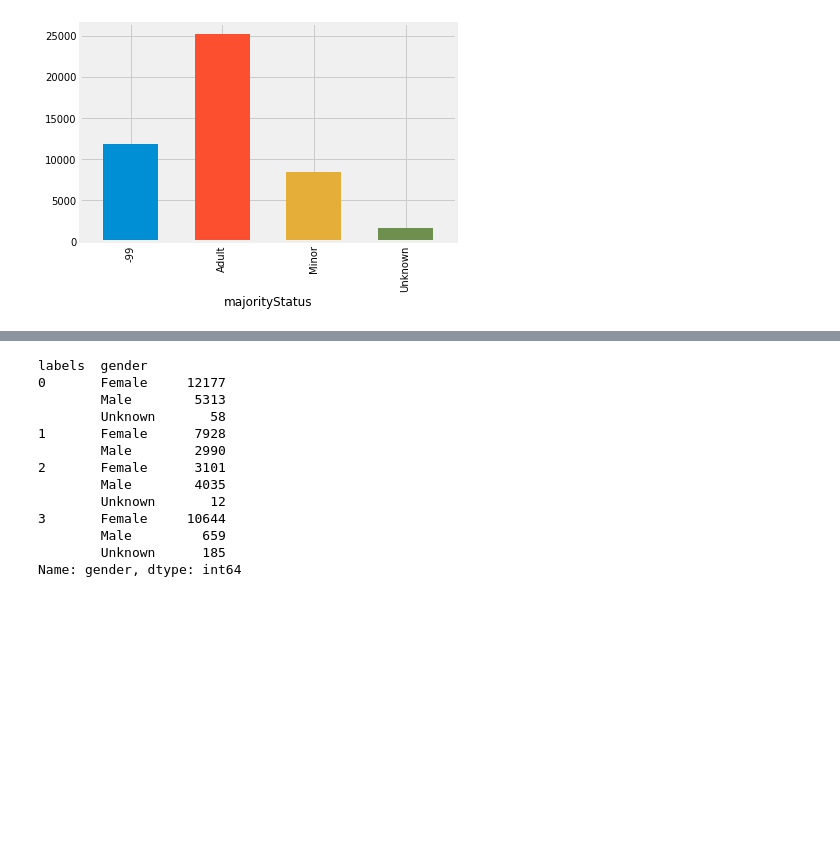
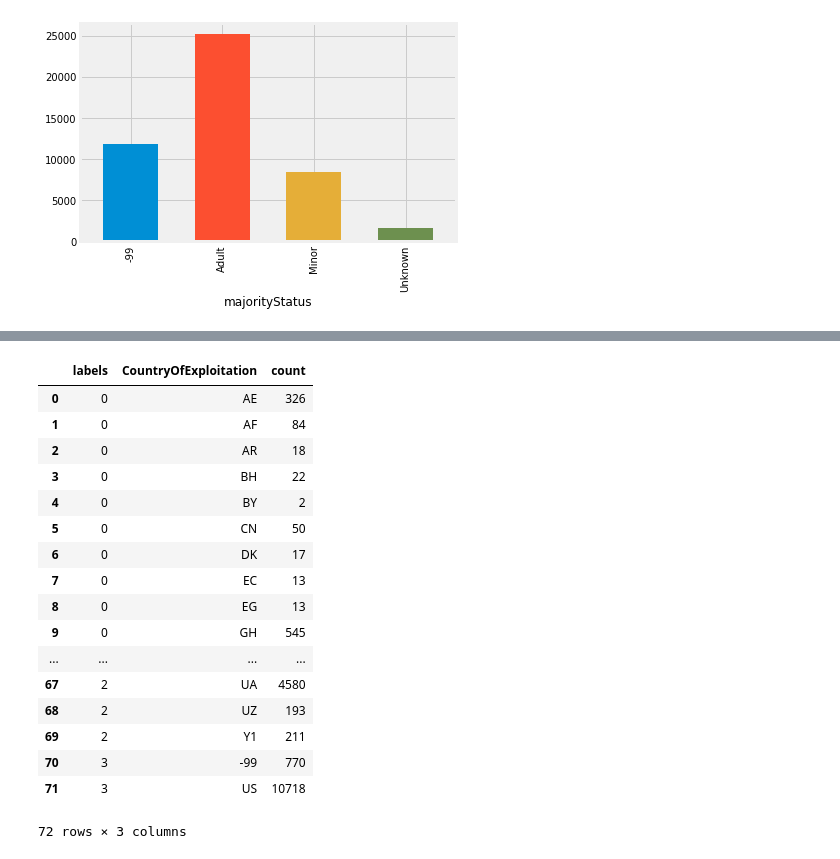
Before and after one commit to Prapakarn/DS-SF-42, a Jupyter notebook: Prapakarn/Data_Cleaning.ipynb, the cells around one changed output, grey strips where cells are left out. Drawn from its saved outputs; the diff is of its cells as text; code cells hidden in the pictures; blank space fills up the shorter version.

```diff
--- a/Prapakarn/Data_Cleaning.ipynb
+++ b/Prapakarn/Data_Cleaning.ipynb
@@ -691,16 +659,22 @@ Cyear = Orig_Global.groupby(['labels','gender'])['gender'].count()
-# %%
-Cyear
-# %% [output]
-labels  gender
-0       Female     12177
-        Male        5313
-        Unknown       58
-1       Female      7928
-        Male        2990
-2       Female      3101
-        Male        4035
-        Unknown       12
-3       Female     10644
-        Male         659
-        Unknown      185
-Name: gender, dtype: int64
+# %%
+Country_Exploit =Orig_Global.groupby(['labels', 'CountryOfExploitation']).size().reset_index(name='count')
+Country_Exploit
+# %% [output]
+|  | labels | CountryOfExploitation | count |
+| 0 | 0 | AE | 326 |
+| 1 | 0 | AF | 84 |
+| 2 | 0 | AR | 18 |
+| 3 | 0 | BH | 22 |
+| 4 | 0 | BY | 2 |
+| 5 | 0 | CN | 50 |
+| 6 | 0 | DK | 17 |
+| 7 | 0 | EC | 13 |
+| 8 | 0 | EG | 13 |
+| 9 | 0 | GH | 545 |
+| ... | ... | ... | ... |
+| 67 | 2 | UA | 4580 |
+| 68 | 2 | UZ | 193 |
+| 69 | 2 | Y1 | 211 |
+| 70 | 3 | -99 | 770 |
+| 71 | 3 | US | 10718 |
+72 rows × 3 columns
```
Also changed, not shown: parts of 32 cells of this notebook.
